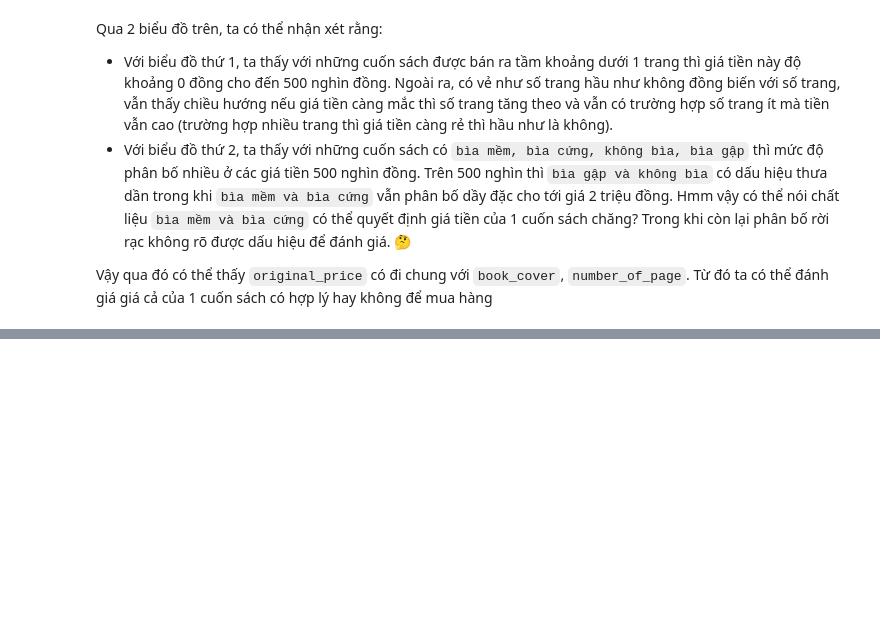
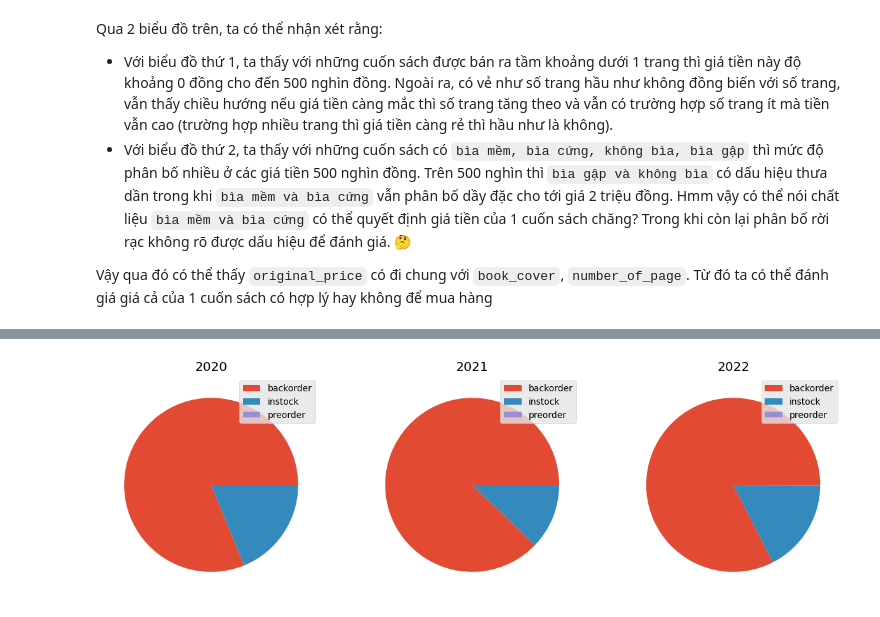
Before and after one commit to Miruku2201/NMKHDL_Final_Project, a Jupyter notebook: question.ipynb, the cells around one changed output, grey strips where cells are left out. Cells and saved outputs as stored; diff of their text form; code cells hidden in the pictures; blank space fills up the shorter version.

```diff
--- a/question.ipynb
+++ b/question.ipynb
@@ -564,0 +605,24 @@ Vậy qua đó có thể thấy `original_price` có đi chung với `book_cover
+# %%
+pie_df_20 = line_graph.loc[line_graph['year'] == '2020']
+pie_df_21 = line_graph.loc[line_graph['year'] == '2021']
+pie_df_22 = line_graph.loc[line_graph['year'] == '2022']
+
+plt.style.use('ggplot')
+fig, axes = plt.subplots(nrows = 1, ncols = 3, figsize = (15,15))
+plt.subplots_adjust(hspace = 0.5)
+
+axes[0].pie(pie_df_20['quantity'])
+axes[0].legend(pie_df_20['inventory_type'])
+axes[0].set_title("2020")
+
+axes[1].pie(pie_df_21['quantity'])
+axes[1].legend(pie_df_21['inventory_type'])
+axes[1].set_title("2021")
+
+axes[2].pie(pie_df_22['quantity'])
+axes[2].legend(pie_df_22['inventory_type'])
+axes[2].set_title("2022")
+
+plt.show()
+# %% [output]
+[figure, added]
```
Also changed, not shown: parts of 9 cells of this notebook, 2 other files.
